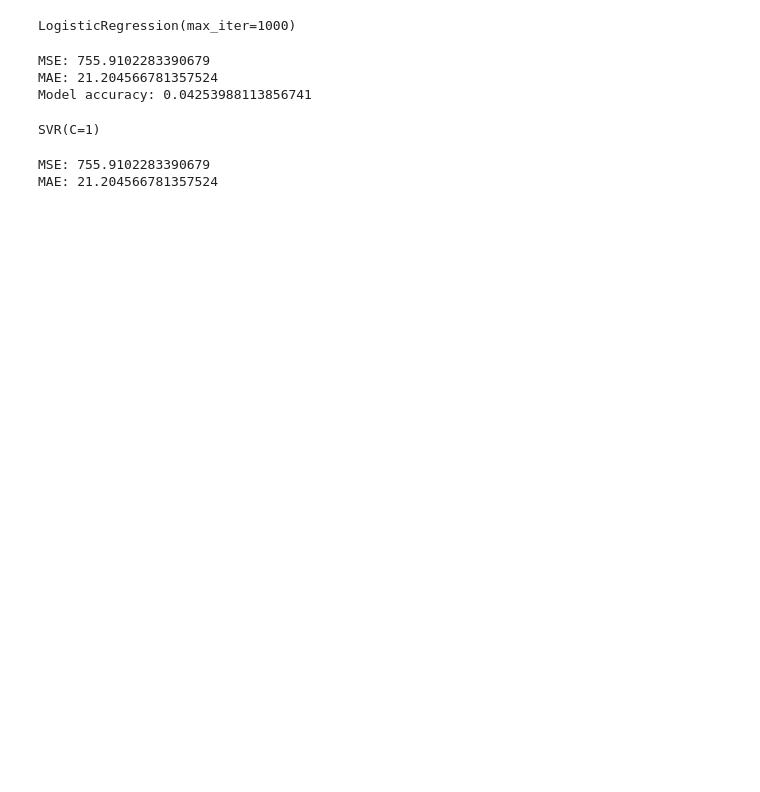
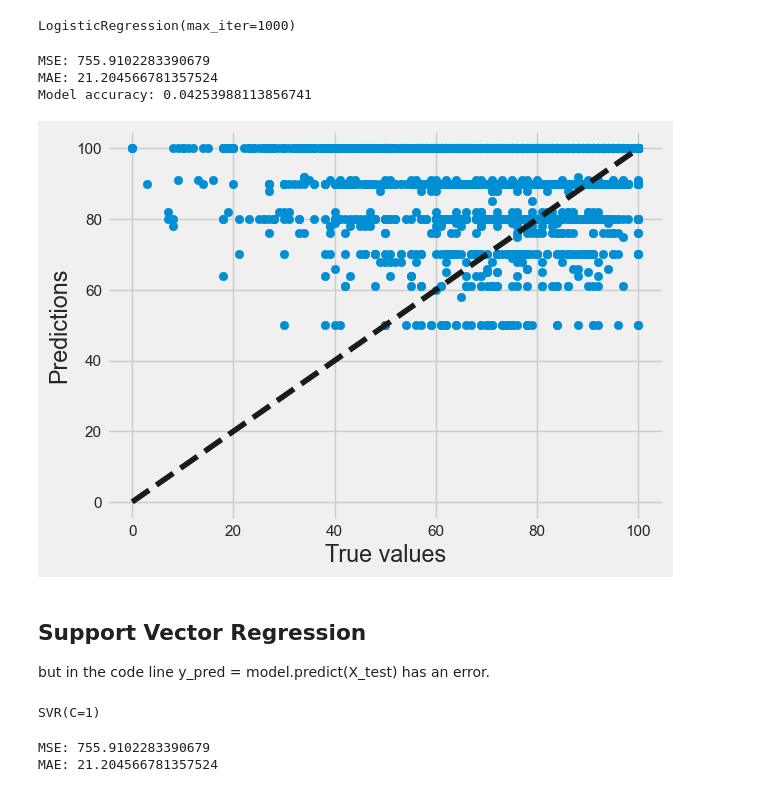
Before and after one commit to Pante/SC1015-Project, a Jupyter notebook: Visual 3.ipynb, the cells around one changed output. Drawn from its saved outputs; the diff is of its cells as text; code cells hidden in the pictures; blank space fills up the shorter version.

Commit message:
ML: Logistic Regression, Support Vector Regression, and Random Forest Regressor

```diff
--- a/Visual 3.ipynb
+++ b/Visual 3.ipynb
@@ -84,6 +86,21 @@ print("Model accuracy:", accuracy)
 MSE: 755.9102283390679
 MAE: 21.204566781357524
 Model accuracy: 0.04253988113856741
+# %%
+import matplotlib.pyplot as plt
+
+
+# Plot predicted vs true values
+plt.scatter(y_test, y_pred)
+plt.plot([0, 100], [0, 100], '--k') # plot diagonal line
+plt.xlabel('True values')
+plt.ylabel('Predictions')
+plt.show()
+# %% [output]
+[figure, added]
+# %% [markdown]
+## Support Vector Regression
+but in the code line y_pred = model.predict(X_test) has an error.
 # %%
 from sklearn.svm import SVR
 from sklearn.model_selection import train_test_split
```
Also changed, not shown: parts of 6 cells of this notebook.
